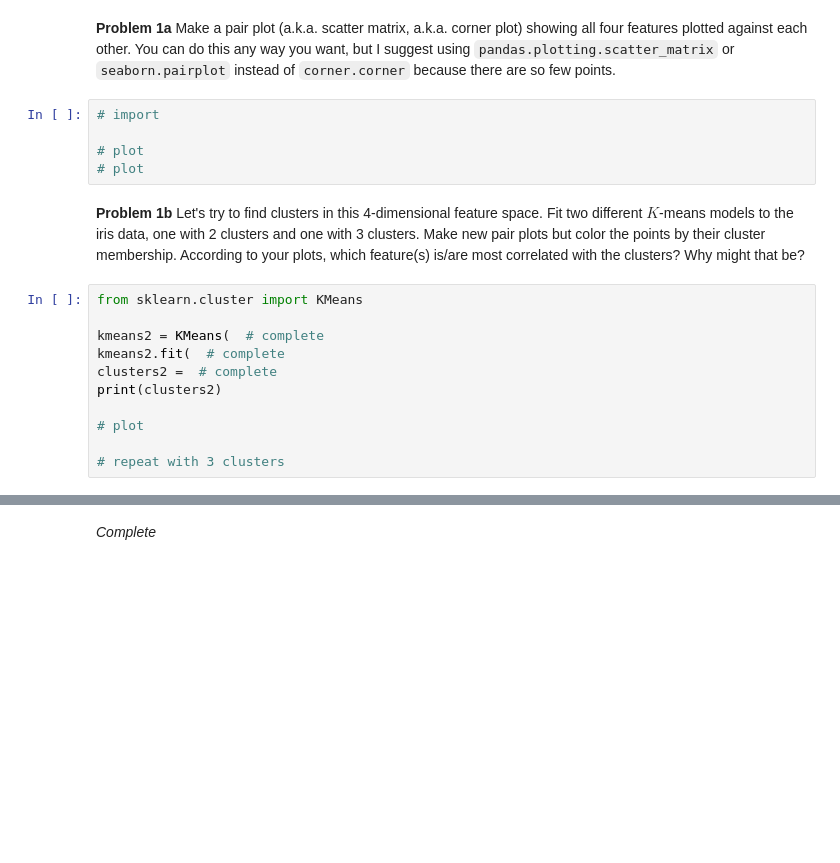
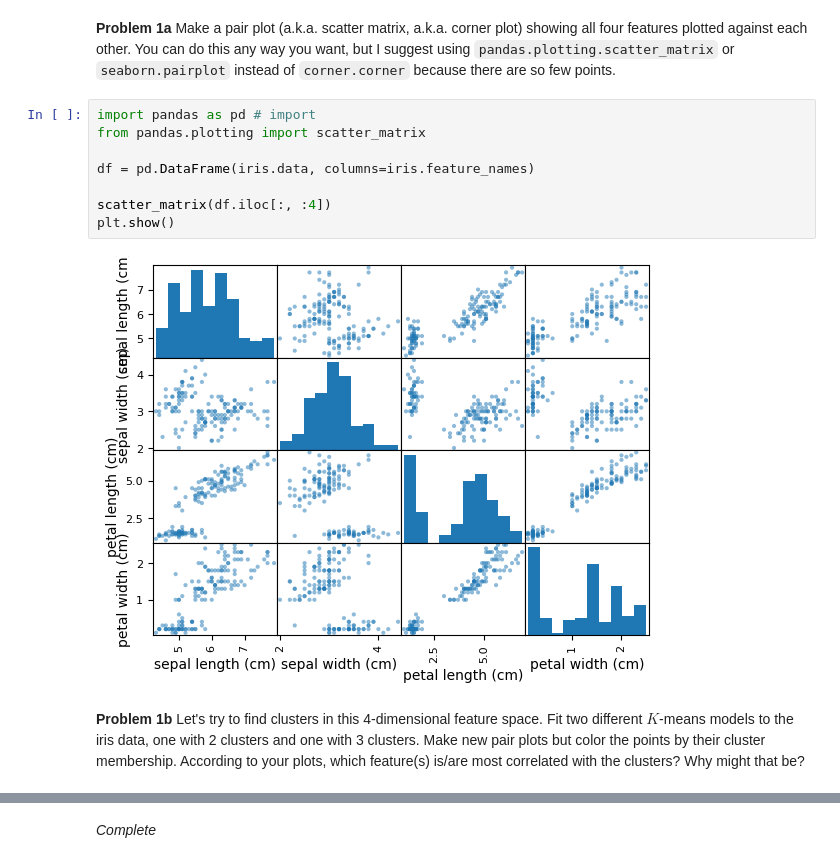
Before and after one commit to ASTR154/clustering, a Jupyter notebook: clustering.ipynb, the cells around one changed output, grey strips where cells are left out. Cells and saved outputs as stored; diff of their text form; blank space fills up the shorter version.

```diff
--- a/clustering.ipynb
+++ b/clustering.ipynb
@@ -17,20 +35,14 @@ print(iris['DESCR'])
 # %% [markdown]
 **Problem 1a** Make a pair plot (a.k.a. scatter matrix, a.k.a. corner plot) showing all four features plotted against each other. You can do this any way you want, but I suggest using `pandas.plotting.scatter_matrix` or `seaborn.pairplot` instead of `corner.corner` because there are so few points.
-# %%
-# import
-
-# plot
-# plot
+# %%
+import pandas as pd # import
+from pandas.plotting import scatter_matrix
+
+df = pd.DataFrame(iris.data, columns=iris.feature_names)
+
+scatter_matrix(df.iloc[:, :4])
+plt.show()
+# %% [output]
+[figure, added]
 # %% [markdown]
 **Problem 1b** Let's try to find clusters in this 4-dimensional feature space. Fit two different $K$-means models to the iris data, one with 2 clusters and one with 3 clusters. Make new pair plots but color the points by their cluster membership. According to your plots, which feature(s) is/are most correlated with the clusters? Why might that be?
-# %%
-from sklearn.cluster import KMeans
-
-kmeans2 = KMeans(  # complete
-kmeans2.fit(  # complete
-clusters2 =  # complete
-print(clusters2)
-
-# plot
-
-# repeat with 3 clusters
```
Also changed, not shown: parts of 11 cells of this notebook.
